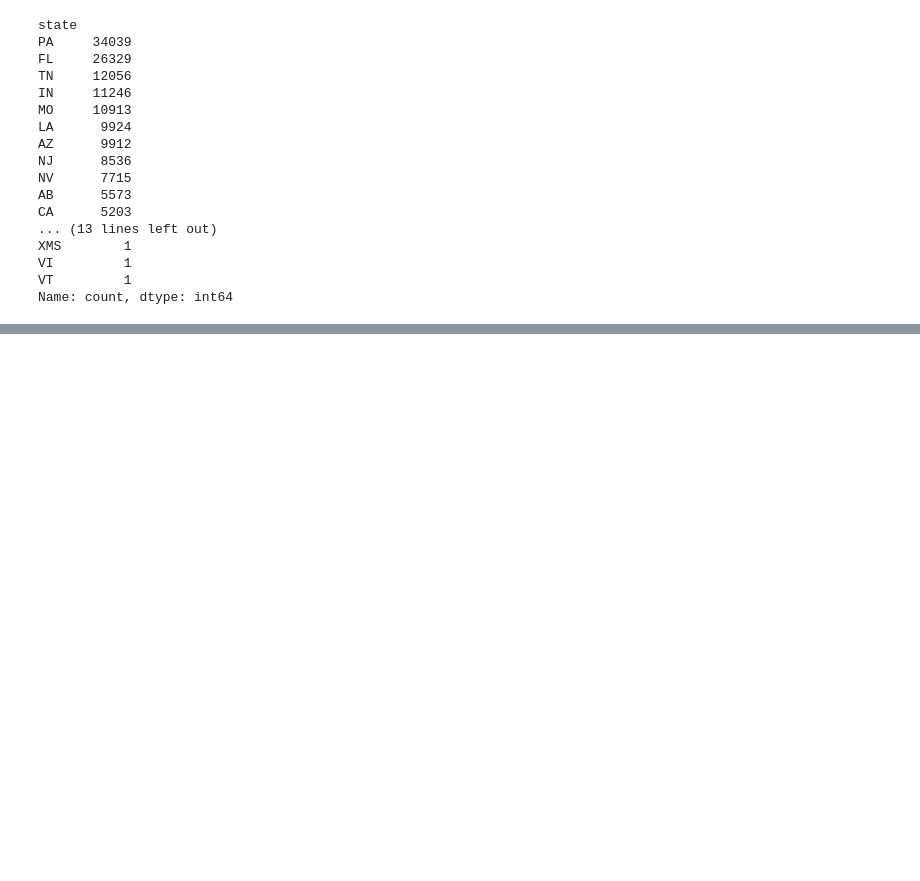
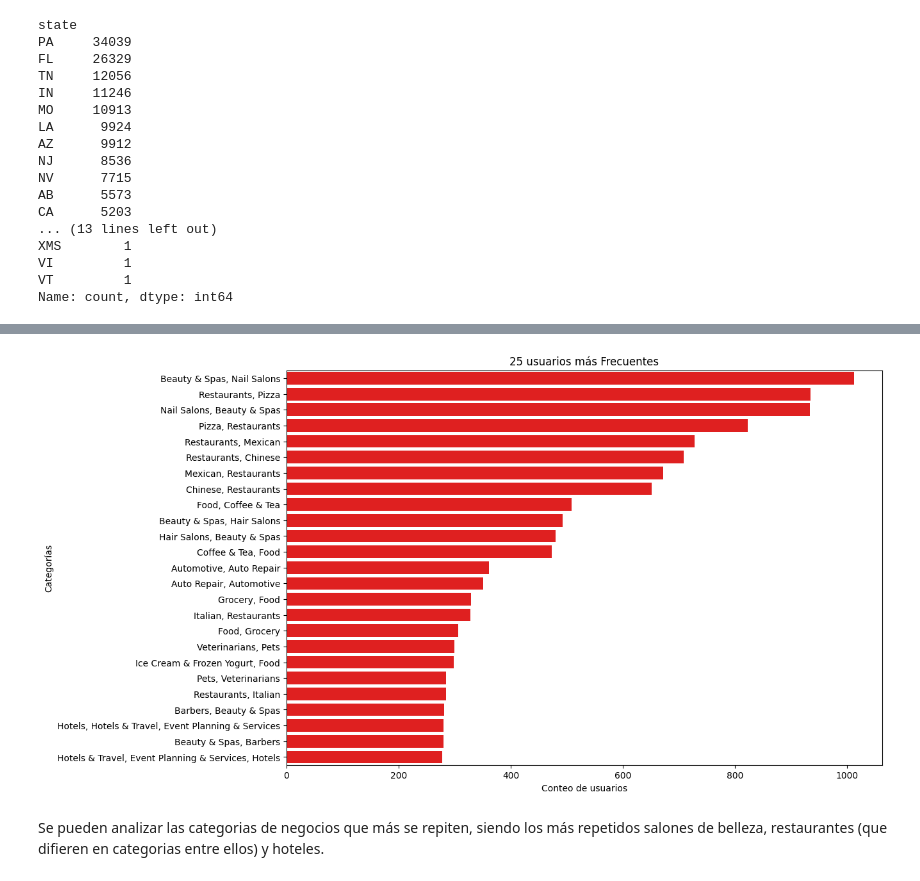
Before and after one commit to OscarMoralesMejia/Sistema-Recomendaciones-USA, a Jupyter notebook: EDA/eda_yelp.ipynb, the cells around one changed output, grey strips where cells are left out. Saved outputs shown, nothing was run; the diff lists cells and outputs as text; code cells hidden in the pictures; blank space fills up the shorter version.

```diff
--- a/EDA/eda_yelp.ipynb
+++ b/EDA/eda_yelp.ipynb
@@ -430,0 +517,17 @@ Name: count, dtype: int64
+# %%
+categoria_counts =df_business['categories'].value_counts()
+
+# Seleccionar los 25 nombres más frecuentes
+top_25_categorias = categoria_counts.head(25)
+
+# Graficar los 25 caaategorías más frecuentes
+plt.figure(figsize=(12, 8))
+sns.barplot(x=top_25_categorias.values, y=top_25_categorias.index, color='red')
+plt.xlabel('Conteo de usuarios')
+plt.ylabel('Categorías')
+plt.title('25 usuarios más Frecuentes')
+plt.show()
+# %% [output]
+[figure, added]
+# %% [markdown]
+Se pueden analizar las categorias de negocios que más se repiten, siendo los más repetidos salones de belleza, restaurantes (que difieren en categorias entre ellos) y hoteles.
```
Also changed, not shown: parts of 62 cells of this notebook.
